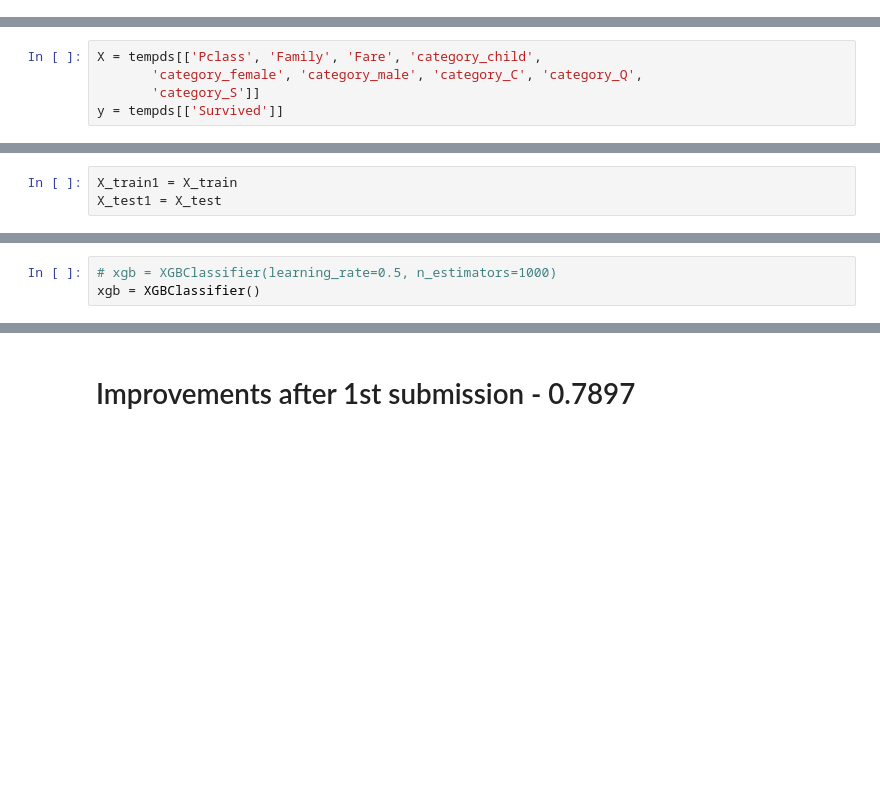
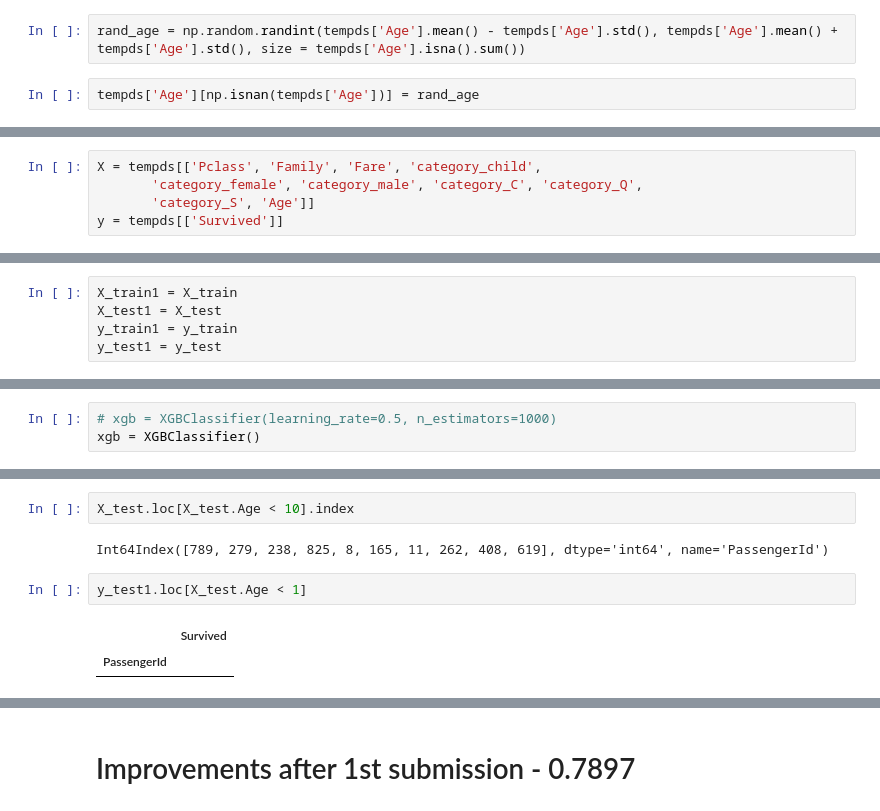
Before and after one commit to krazygaurav/Kaggle-Practice, a Jupyter notebook: titanic.ipynb, the cells around one changed output, grey strips where cells are left out. Saved outputs shown, nothing was run; the diff lists cells and outputs as text; blank space fills up the shorter version.

```diff
--- a/titanic.ipynb
+++ b/titanic.ipynb
@@ -386,0 +398,4 @@ tempds['Age'] =
+# %%
+rand_age = np.random.randint(tempds['Age'].mean() - tempds['Age'].std(), tempds['Age'].mean() + tempds['Age'].std(), size = tempds['Age'].isna().sum())
+# %%
+tempds['Age'][np.isnan(tempds['Age'])] = rand_age
@@ -387,13 +407,15 @@ tempds['Age'] =
 # %%
 X = tempds[['Pclass', 'Family', 'Fare', 'category_child',
        'category_female', 'category_male', 'category_C', 'category_Q',
-       'category_S']]
+       'category_S', 'Age']]
 y = tempds[['Survived']]
 # %%
 X_train, X_test, y_train, y_test = train_test_split(X, y, test_size=0.2)
 # %%
 X_train1 = X_train
 X_test1 = X_test
+y_train1 = y_train
+y_test1 = y_test
 # %%
 y_train = y_train.values.ravel()
 y_test = y_test.values.ravel()
@@ -483,0 +525,9 @@ Accuracy: 0.67 (+/- 0.08)
+# %%
+X_test.loc[X_test.Age < 10].index
+# %% [output]
+Int64Index([789, 279, 238, 825, 8, 165, 11, 262, 408, 619], dtype='int64', name='PassengerId')
+# %%
+y_test1.loc[X_test.Age < 1]
+# %% [output]
+|  | Survived |
+| PassengerId |  |
```
Also changed, not shown: parts of 43 cells of this notebook.
